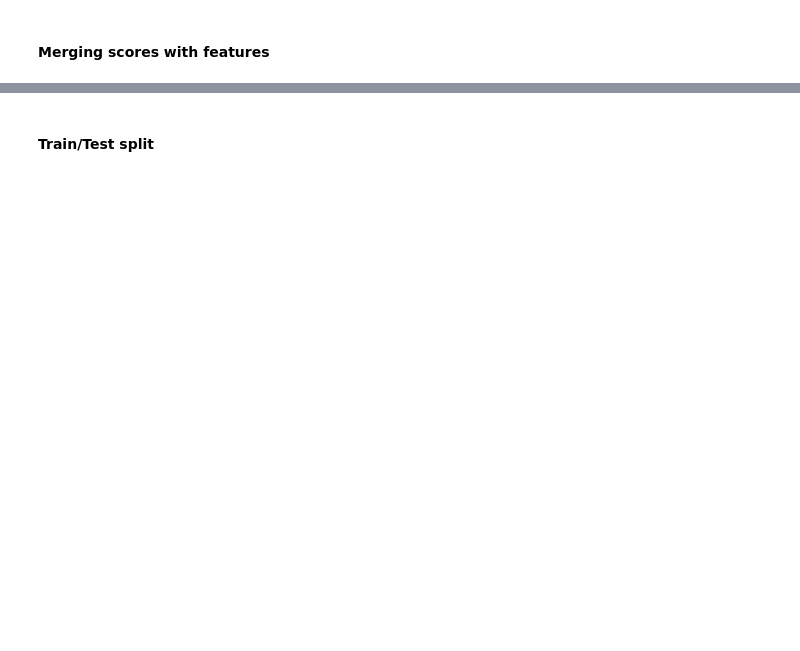
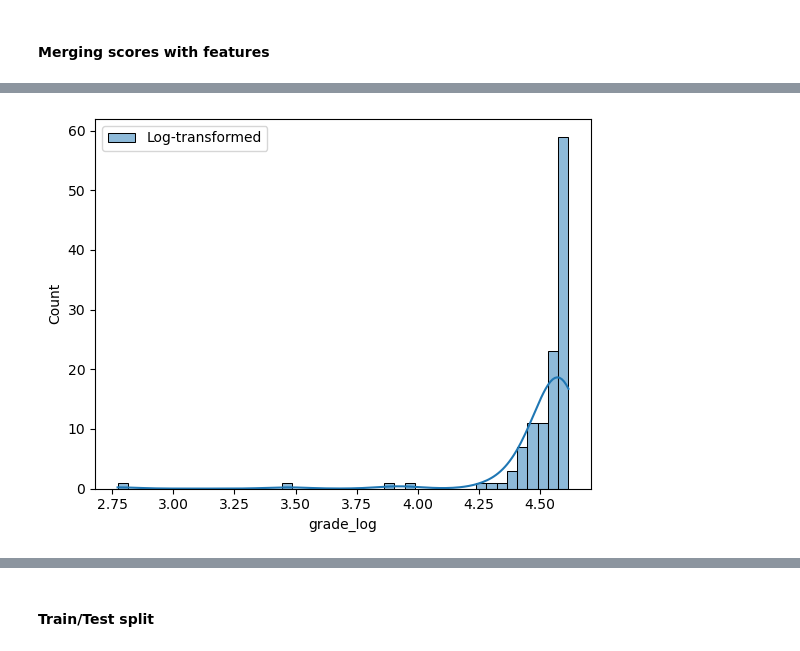
Before and after one commit to cerenarkac21/PROJE_CS412, a Jupyter notebook: code_base.ipynb, the cells around one changed output, grey strips where cells are left out. Cells and saved outputs as stored; diff of their text form; code cells hidden in the pictures; blank space fills up the shorter version.

```diff
--- a/code_base.ipynb
+++ b/code_base.ipynb
@@ -647,0 +1088,6 @@ print(X.shape, y.shape)
+# %%
+sns.histplot(df_transform['grade_log'], kde=True, label='Log-transformed')
+plt.legend()
+plt.show()
+# %% [output]
+[figure, added]
```
Also changed, not shown: parts of 127 cells of this notebook.
